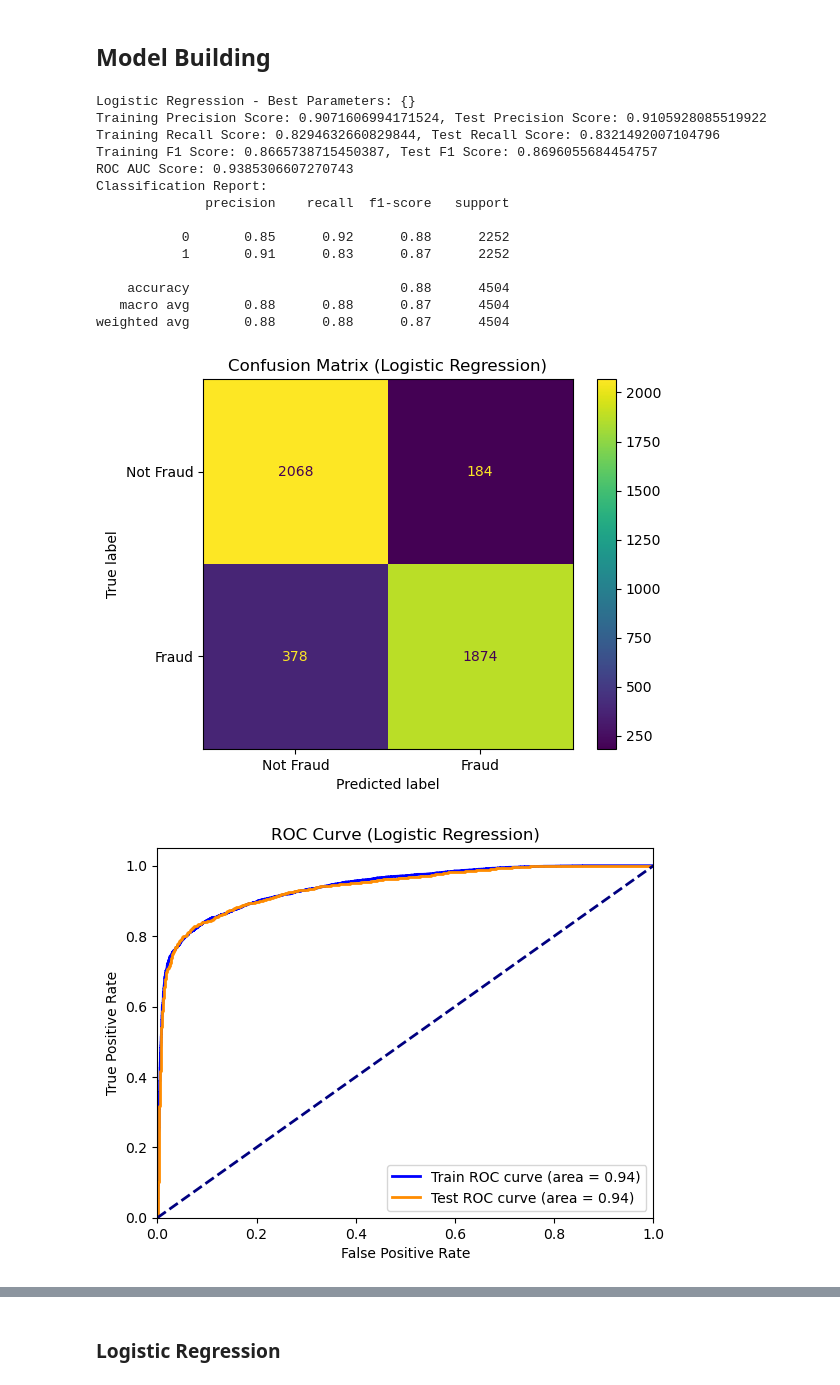
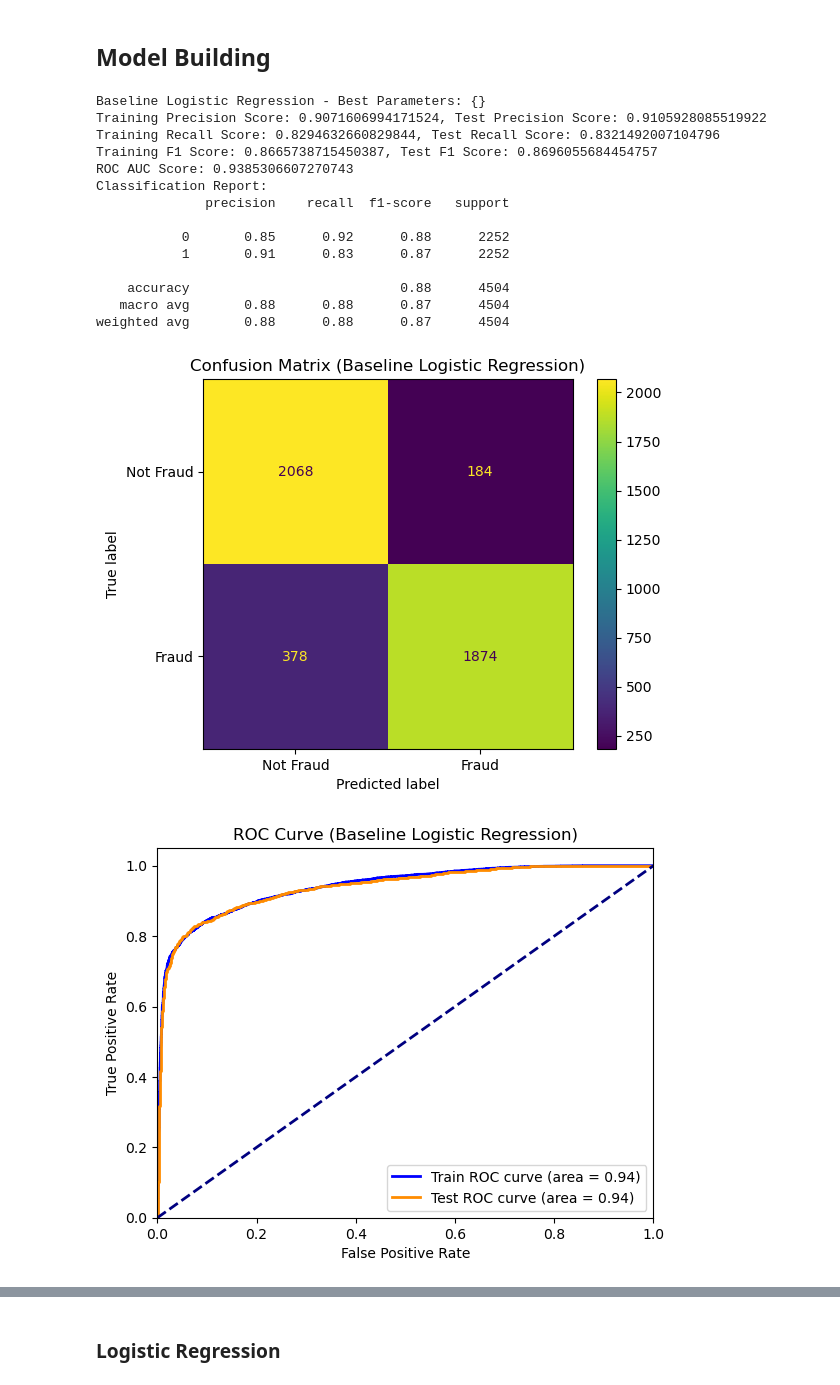
Before and after one commit to Haoweee/Credit-Card-Fraud-Detection, a Jupyter notebook: notebook/fraud_detection.ipynb, the cells around one changed output, grey strips where cells are left out. Cells and saved outputs as stored; diff of their text form; code cells hidden in the pictures.

```diff
--- a/notebook/fraud_detection.ipynb
+++ b/notebook/fraud_detection.ipynb
@@ -486,6 +569,4 @@ plt.show()
 # %% [output]
 [figure]
 # %%
-train.drop(columns=[ "lat", "long", "merch_lat", 'merch_long', 'trans_year', 'unix_time', 'trans_num', 'trans_date_trans_time', 'cc_num', 'dob', 'merchant', 'street', 'city', 'dob', 'gender', 'trans_date'], inplace=True)
+train.drop(columns=[ "lat", "long", "merch_lat", 'merch_long', 'trans_year', 'unix_time', 'trans_num', 'trans_date_trans_time', 'cc_num', 'dob', 'merchant', 'street', 'city', 'dob', 'gender', 'trans_date', 'city_pop', 'job', 'transaction_sequence'], inplace=True)
-# %%
-train.drop(columns=['city_pop', 'job', 'transaction_sequence'], inplace=True)
@@ -567,6 +649,17 @@ def run_grid_search(model_pipeline, param_grid, model_name):
     test_f1 = f1_score(y_test, y_test_pred_class)
     roc_auc = roc_auc_score(y_test, y_test_pred)
     classification_rep = classification_report(y_test, y_test_pred_class)
+
+    # Store metrics in a dictionary
+    metrics_dict = {
+        'Model': model_name,
+        'Train Precision': train_precision,
+        'Test Precision': test_precision,
+        'Train Recall': train_recall,
+        'Test Recall': test_recall,
+        'Train F1': train_f1,
+        'Test F1': test_f1,
+    }
 
     # Print metrics
     print(f"{model_name} - Best Parameters: {grid_search.best_params_}")
@@ -597,7 +690,10 @@ def run_grid_search(model_pipeline, param_grid, model_name):
     plt.legend(loc="lower right")
     plt.show()
 
-    return best_model
+    return best_model, metrics_dict
+# %%
+# Store the best models and metrics
+metrics_list = []
 # %% [markdown]
 ## Model Building
 # %%
@@ -606,25 +702,26 @@ baseline_pipeline = Pipeline([
     ('classifier', LogisticRegression(random_state=42))
 ])
 # %%
-baseline = run_grid_search(baseline_pipeline, {}, 'Logistic Regression')
+baseline, baseline_metrics = run_grid_search(baseline_pipeline, {}, 'Baseline Logistic Regression')
+metrics_list.append(baseline_metrics)
 baseline
 # %% [output]
-Logistic Regression - Best Parameters: {}
+Baseline Logistic Regression - Best Parameters: {}
 Training Precision Score: 0.9071606994171524, Test Precision Score: 0.9105928085519922
 Training Recall Score: 0.8294632660829844, Test Recall Score: 0.8321492007104796
 Training F1 Score: 0.8665738715450387, Test F1 Score: 0.8696055684454757
 ROC AUC Score: 0.9385306607270743
 Classification Report:
               precision    recall  f1-score   support
 
            0       0.85      0.92      0.88      2252
            1       0.91      0.83      0.87      2252
 
     accuracy                           0.88      4504
    macro avg       0.88      0.88      0.87      4504
 weighted avg       0.88      0.88      0.87      4504
-[figure, old version]
+[figure, new version]
-[figure, old version]
+[figure, new version]
 Pipeline(steps=[('preprocessor',
                  ColumnTransformer(transformers=[('num', StandardScaler(),
                                                   ['amt', 'trans_day',
```
Also changed, not shown: parts of 16 cells of this notebook.
